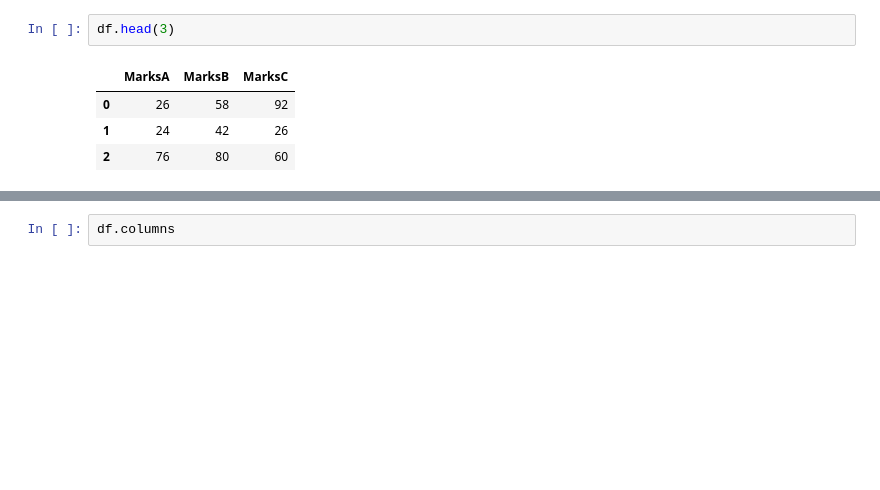
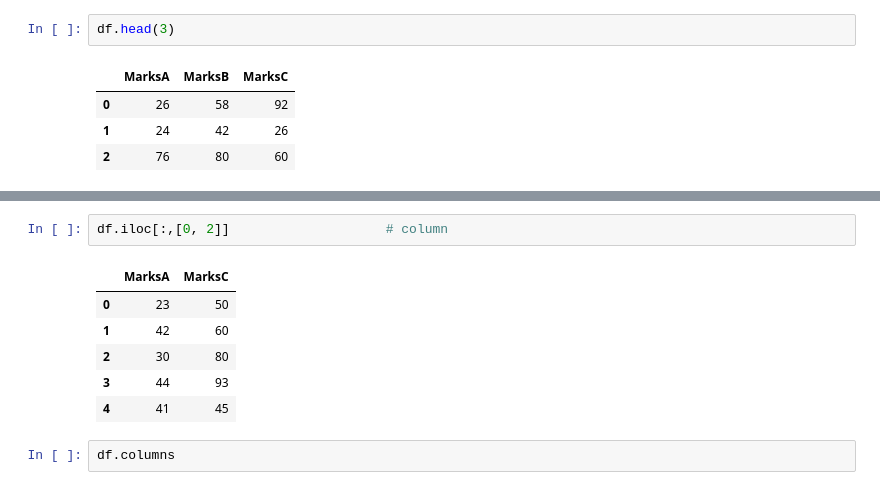
Before and after one commit to Uqbaahmad/Machinelearning_pt1, a Jupyter notebook: Numpy/pandas.ipynb, the cells around one changed output, grey strips where cells are left out. Drawn from its saved outputs; the diff is of its cells as text; blank space fills up the shorter version.

```diff
--- a/Numpy/pandas.ipynb
+++ b/Numpy/pandas.ipynb
@@ -35,3 +41,12 @@ df.head(3)
+# %%
+df.iloc[:,[0, 2]]                    # column
+# %% [output]
+|  | MarksA | MarksC |
+| 0 | 23 | 50 |
+| 1 | 42 | 60 |
+| 2 | 30 | 80 |
+| 3 | 44 | 93 |
+| 4 | 41 | 45 |
 # %%
 df.columns
 # %% [output]
```
Also changed, not shown: parts of 3 cells of this notebook, 5 other files.
